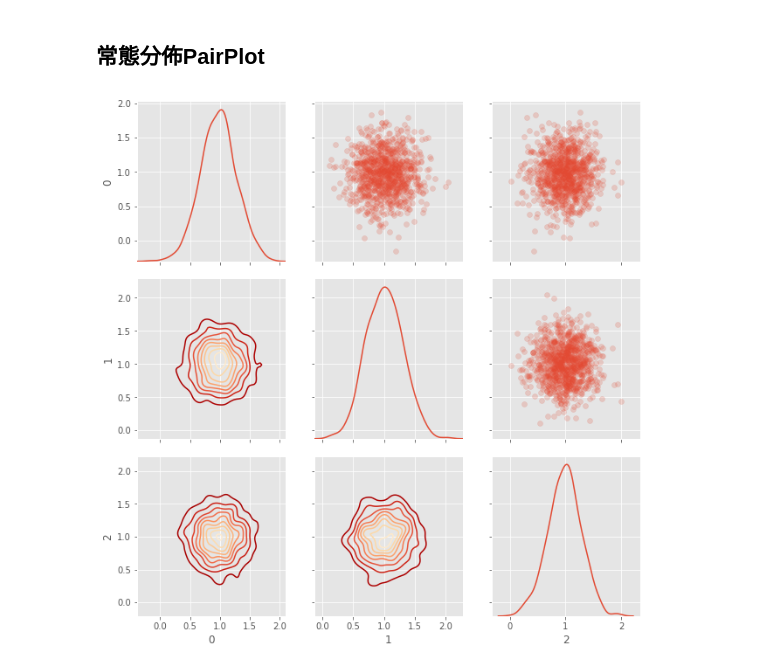
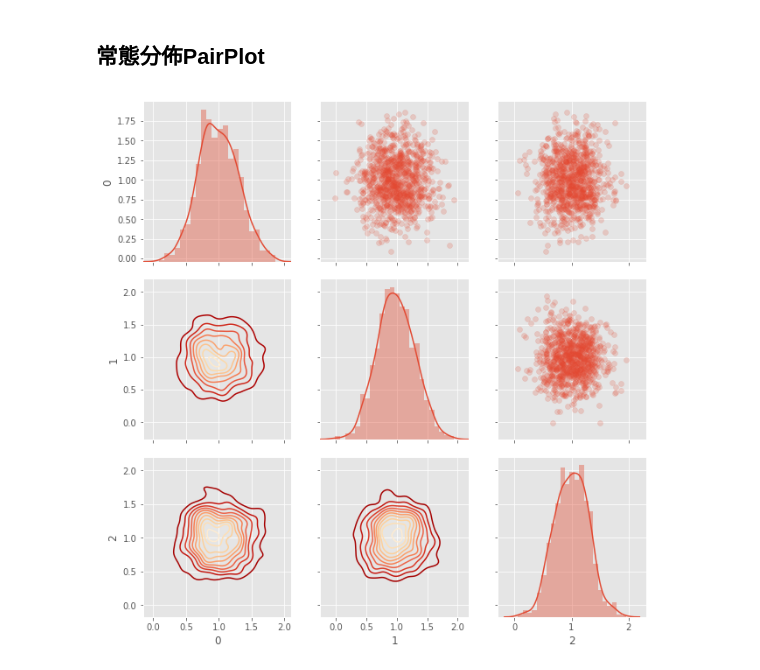
Before and after one commit to HRTseng/100Day-ML-Marathon, a Jupyter notebook: Day_015_HW.ipynb, the cells around one changed output. Saved outputs shown, nothing was run; the diff lists cells and outputs as text; code cells hidden in the pictures.

```diff
--- a/Day_015_HW.ipynb
+++ b/Day_015_HW.ipynb
@@ -104,29 +104,29 @@ plt.show()
 # %%
 nrow = 1000
 ncol = 3
 """
 Your Code Here
 """
 # 平均 1 標準差 0.3常態分佈
 matrix = np.random.normal(1,0.3,[nrow,ncol])
 
 # 隨機給予 0, 1, 2 三種標籤
 indice = np.random.choice([0,1,2], size=nrow)
 plot_data = pd.DataFrame(matrix, indice)
 
 # 繪製 seborn 進階 Heatmap
 grid = sns.PairGrid(data = plot_data, size = 3, diag_sharey=False)
 """
 Your Code Here
 Please replace "..." to correct plot function
 """
 # 上半部為 scatter
 grid.map_upper(plt.scatter , alpha = 0.2)
 # 對角線畫 histogram
-grid.map_diag(sns.kdeplot )
+grid.map_diag(sns.distplot )
 # 下半部放 density plot
 grid.map_lower(sns.kdeplot , cmap = plt.cm.OrRd_r)
 
 plt.show()
 # %% [output]
-[figure, old version]
+[figure, new version]
```
Also changed, not shown: parts of 3 cells of this notebook, 1 other file.
